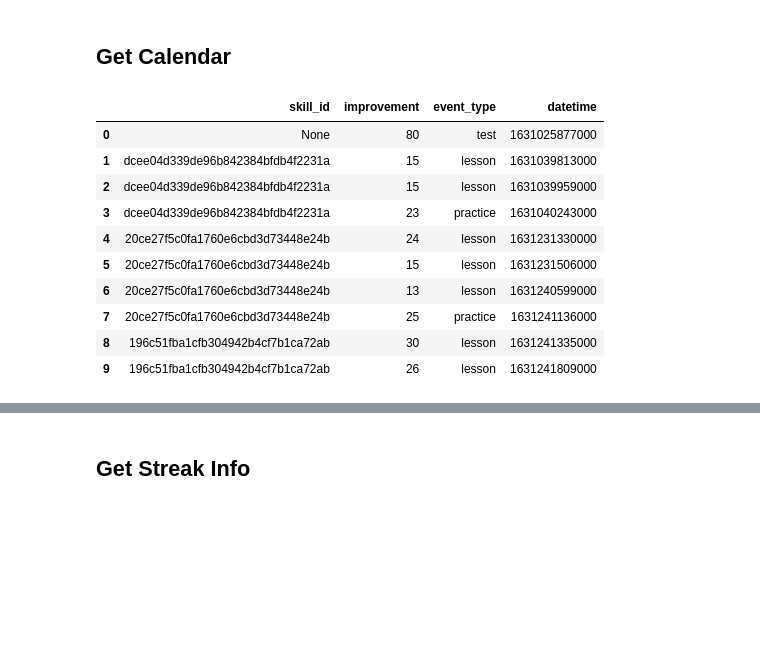
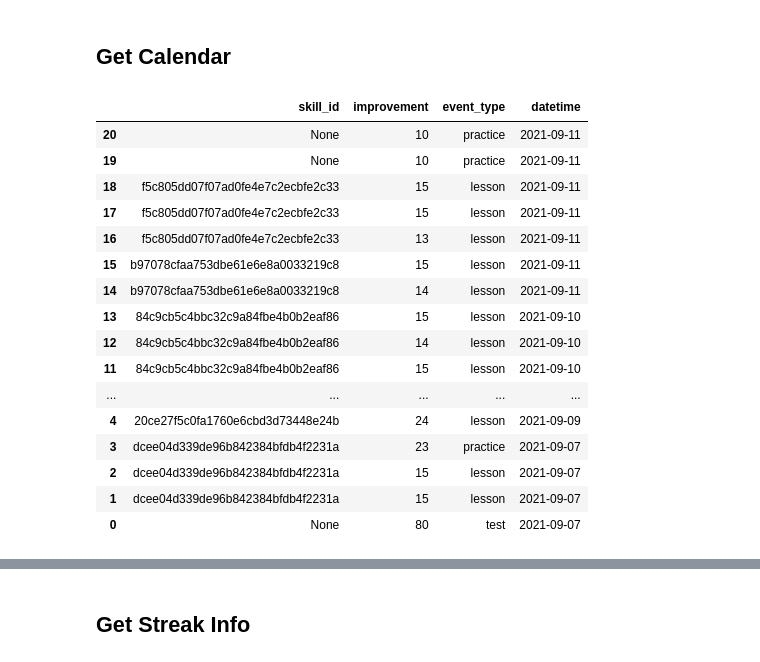
Before and after one commit to sejaldua/duolingogogo, a Jupyter notebook: Exploration.ipynb, the cells around one changed output, grey strips where cells are left out. Saved outputs shown, nothing was run; the diff lists cells and outputs as text; code cells hidden in the pictures; blank space fills up the shorter version.

```diff
--- a/Exploration.ipynb
+++ b/Exploration.ipynb
@@ -51,16 +51,24 @@ lingo.get_user_info()
 # %%
 cal = lingo.get_calendar('zs')
 calendar_df = pd.DataFrame.from_records(cal)
+calendar_df.sort_values(by='datetime', ascending=False, inplace=True)
+calendar_df['datetime'] = calendar_df['datetime'].apply(lambda x: pd.to_datetime(x, unit='ms').date())
 calendar_df
 # %% [output]
 |  | skill_id | improvement | event_type | datetime |
-| 0 | None | 80 | test | 1631025877000 |
-| 1 | dcee04d339de96b842384bfdb4f2231a | 15 | lesson | 1631039813000 |
-| 2 | dcee04d339de96b842384bfdb4f2231a | 15 | lesson | 1631039959000 |
-| 3 | dcee04d339de96b842384bfdb4f2231a | 23 | practice | 1631040243000 |
-| 4 | 20ce27f5c0fa1760e6cbd3d73448e24b | 24 | lesson | 1631231330000 |
-| 5 | 20ce27f5c0fa1760e6cbd3d73448e24b | 15 | lesson | 1631231506000 |
-| 6 | 20ce27f5c0fa1760e6cbd3d73448e24b | 13 | lesson | 1631240599000 |
-| 7 | 20ce27f5c0fa1760e6cbd3d73448e24b | 25 | practice | 1631241136000 |
-| 8 | 196c51fba1cfb304942b4cf7b1ca72ab | 30 | lesson | 1631241335000 |
-| 9 | 196c51fba1cfb304942b4cf7b1ca72ab | 26 | lesson | 1631241809000 |
+| 20 | None | 10 | practice | 2021-09-11 |
+| 19 | None | 10 | practice | 2021-09-11 |
+| 18 | f5c805dd07f07ad0fe4e7c2ecbfe2c33 | 15 | lesson | 2021-09-11 |
+| 17 | f5c805dd07f07ad0fe4e7c2ecbfe2c33 | 15 | lesson | 2021-09-11 |
+| 16 | f5c805dd07f07ad0fe4e7c2ecbfe2c33 | 13 | lesson | 2021-09-11 |
+| 15 | b97078cfaa753dbe61e6e8a0033219c8 | 15 | lesson | 2021-09-11 |
+| 14 | b97078cfaa753dbe61e6e8a0033219c8 | 14 | lesson | 2021-09-11 |
+| 13 | 84c9cb5c4bbc32c9a84fbe4b0b2eaf86 | 15 | lesson | 2021-09-10 |
+| 12 | 84c9cb5c4bbc32c9a84fbe4b0b2eaf86 | 14 | lesson | 2021-09-10 |
+| 11 | 84c9cb5c4bbc32c9a84fbe4b0b2eaf86 | 15 | lesson | 2021-09-10 |
+| ... | ... | ... | ... | ... |
+| 4 | 20ce27f5c0fa1760e6cbd3d73448e24b | 24 | lesson | 2021-09-09 |
+| 3 | dcee04d339de96b842384bfdb4f2231a | 23 | practice | 2021-09-07 |
+| 2 | dcee04d339de96b842384bfdb4f2231a | 15 | lesson | 2021-09-07 |
+| 1 | dcee04d339de96b842384bfdb4f2231a | 15 | lesson | 2021-09-07 |
+| 0 | None | 80 | test | 2021-09-07 |
```
Also changed, not shown: parts of 13 cells of this notebook, 1 other file.
